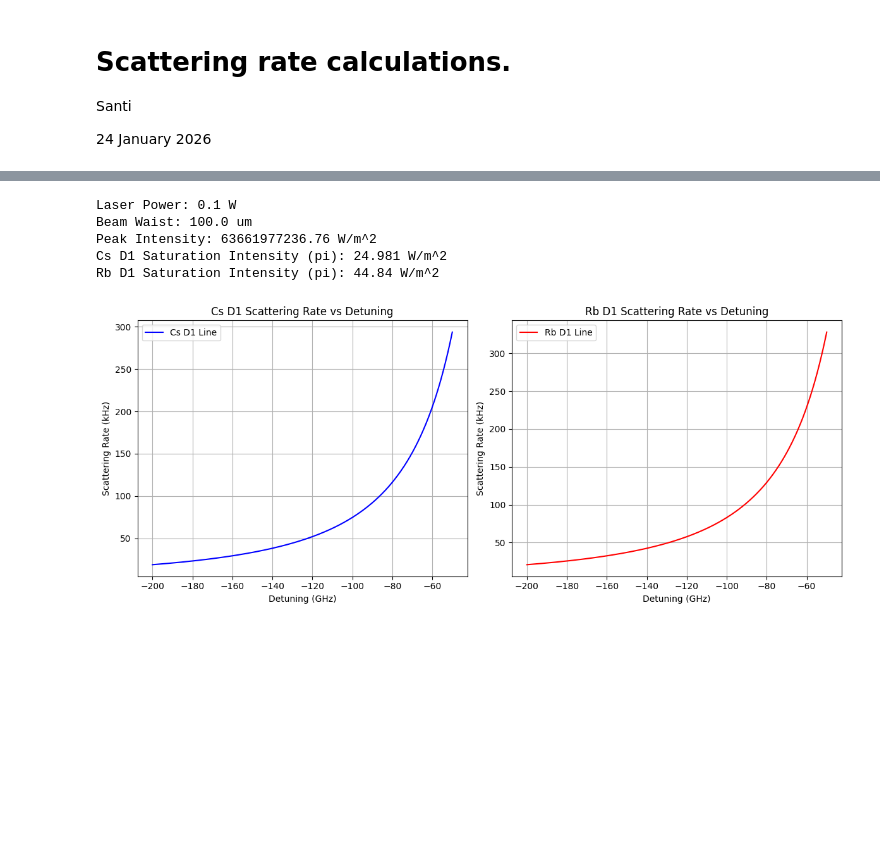
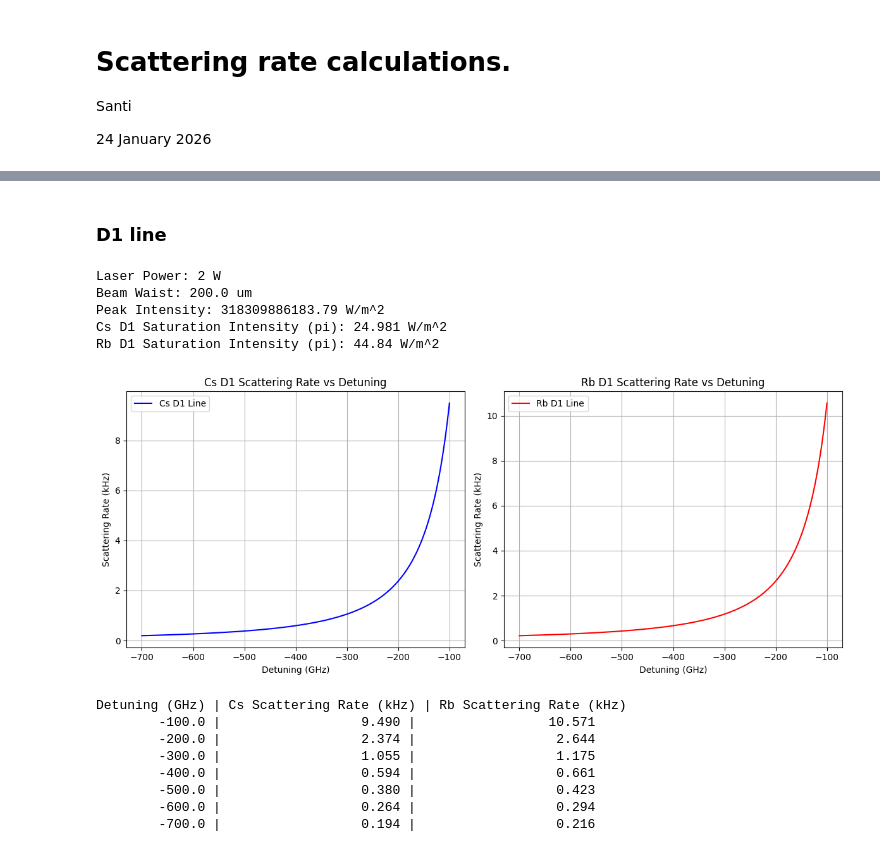
Before and after one commit to Lopez-Santi/RbCs-simulations, a Jupyter notebook: lattice transport/scatteringRate.ipynb, the cells around one changed output, grey strips where cells are left out. Drawn from its saved outputs; the diff is of its cells as text; code cells hidden in the pictures; blank space fills up the shorter version.

```diff
--- a/lattice transport/scatteringRate.ipynb
+++ b/lattice transport/scatteringRate.ipynb
@@ -55,7 +59,8 @@ def calc_scattering_rate(I, I_sat, delta, gamma):
     float: Scattering rate (in Hz)
     """
     s = I / I_sat  # Saturation parameter
-    scattering_rate = (gamma / 2) * (s / (1 + s + (2 * delta / gamma) ** 2))
+    scattering_rate = np.pi * gamma * (s / (1 + s + (2 * delta / gamma) ** 2)) # from Amanda's code - ist this correct? - yes
+    # scattering_rate = (gamma / 2) * (s / (1 + s + (2 * delta / (gamma/(2*np.pi))) ** 2))
     return scattering_rate
 
 def Gaussian_beam_peak_intensity(P, w):
@@ -65,20 +72,20 @@ def Gaussian_beam_peak_intensity(P, w):
 # %%
 # plot the scattering rate as a function of detuning for Cs and Rb D2 line
 detunings = np.linspace(-700e9, -100e9, 1000)  # Detunings from -700 GHz to -100 GHz
-waist = 180e-6  # Beam waist in meters
+waist = 200e-6  # Beam waist in meters
 power = 2  # Laser power in Watts
 
 intensity = Gaussian_beam_peak_intensity(power, waist)  # Calculate peak intensity (W/m^2)
 
-Cs_scattering_rates = calc_scattering_rate(intensity, Cs_D2_iso_Isat, detunings, Cs_D2_gamma)  # Cs scattering rates (Hz)
-Rb_scattering_rates = calc_scattering_rate(intensity, Rb_D2_iso_Isat, detunings, Rb_D2_gamma)  # Rb scattering rates (Hz)
+Cs_scattering_rates = calc_scattering_rate(intensity, Cs_D2_pi_Isat, detunings, Cs_D2_gamma)  # Cs scattering rates (Hz)
+Rb_scattering_rates = calc_scattering_rate(intensity, Rb_D2_pi_Isat, detunings, Rb_D2_gamma)  # Rb scattering rates (Hz)
 
 # print out the parameters used
 print(f"Laser Power: {power} W")
 print(f"Beam Waist: {waist*1e6} um")
 print(f"Peak Intensity: {intensity*1e4:.2f} W/m^2")
-print(f"Cs D2 Saturation Intensity (isotropic): {Cs_D2_iso_Isat} W/m^2")
-print(f"Rb D2 Saturation Intensity (isotropic): {Rb_D2_iso_Isat} W/m^2")
+print(f"Cs D2 Saturation Intensity (pi): {Cs_D2_pi_Isat} W/m^2")
+print(f"Rb D2 Saturation Intensity (pi): {Rb_D2_pi_Isat} W/m^2")
 
 # create a side-by-side plot for each  (detuning (GHz) vs scattering rate (kHz))
 # do not write axis labels in scientific notation
@@ -98,5 +105,13 @@ ax2.grid()
 ax2.legend()
 plt.tight_layout()
 plt.show()
+
+# print a table of the scattering rates at specific detunings
+specific_detunings = [-100e9, -200e9, -300e9, -400e9, -500e9, -600e9, -700e9]  # in Hz
+print("\nDetuning (GHz) | Cs Scattering Rate (kHz) | Rb Scattering Rate (kHz)")
+for detuning in specific_detunings:
+    Cs_rate = calc_scattering_rate(intensity, Cs_D2_pi_Isat, detuning, Cs_D2_gamma)
+    Rb_rate = calc_scattering_rate(intensity, Rb_D2_pi_Isat, detuning, Rb_D2_gamma)
+    print(f"{detuning*1e-9:>14.1f} | {Cs_rate*1e-3:>22.3f} | {Rb_rate*1e-3:>22.3f}")
 # %% [output]
 Laser Power: 2 W
@@ -108,8 +131,10 @@ Rb D2 Saturation Intensity (isotropic): 35.76 W/m^2
+# %% [markdown]
+### D1 line
 # %%
 # now the same thing for D1 line
-detunings = np.linspace(-200e9, -50e9, 1000)  # Detunings from -700 GHz to -100 GHz
-waist = 100e-6  # Beam waist in meters
-power = 0.1  # Laser power in Watts
+detunings = np.linspace(-700e9, -100e9, 1000)  # Detunings from -700 GHz to -100 GHz
+waist = 200e-6  # Beam waist in meters
+power = 2  # Laser power in Watts
 
 intensity = Gaussian_beam_peak_intensity(power, waist)  # Calculate peak intensity
 
@@ -119,34 +144,50 @@ Rb_scattering_rates_D1 = calc_scattering_rate(intensity, Rb_D1_pi_Isat, detuning
 
 # print out the parameters used
 print(f"Laser Power: {power} W")
 print(f"Beam Waist: {waist*1e6} um")
 print(f"Peak Intensity: {intensity*1e4:.2f} W/m^2")
 print(f"Cs D1 Saturation Intensity (pi): {Cs_D1_pi_Isat} W/m^2")
 print(f"Rb D1 Saturation Intensity (pi): {Rb_D1_pi_Isat} W/m^2")
 
 # create a side-by-side plot for each  (detuning (GHz) vs scattering rate (kHz))
 # do not write axis labels in scientific notation
 plt.rcParams['axes.formatter.useoffset'] = False
 fig, (ax1, ax2) = plt.subplots(1, 2, figsize=(12, 5))
 ax1.plot(detunings*1e-9, Cs_scattering_rates_D1*1e-3, label='Cs D1 Line', color='blue')
 ax1.set_title('Cs D1 Scattering Rate vs Detuning')
 ax1.set_xlabel('Detuning (GHz)')
 ax1.set_ylabel('Scattering Rate (kHz)')
 ax1.grid()
 ax1.legend()
 
 ax2.plot(detunings*1e-9, Rb_scattering_rates_D1*1e-3, label='Rb D1 Line', color='red')
 ax2.set_title('Rb D1 Scattering Rate vs Detuning')
 ax2.set_xlabel('Detuning (GHz)')
 ax2.set_ylabel('Scattering Rate (kHz)')
 ax2.grid()
 ax2.legend()
 plt.tight_layout()
 plt.show()
+
+# print a table of the scattering rates at specific detunings
+specific_detunings = [-100e9, -200e9, -300e9, -400e9, -500e9, -600e9, -700e9]  # in Hz
+print("\nDetuning (GHz) | Cs Scattering Rate (kHz) | Rb Scattering Rate (kHz)")
+for detuning in specific_detunings:
+    Cs_rate = calc_scattering_rate(intensity, Cs_D1_pi_Isat, detuning, Cs_D1_gamma)
+    Rb_rate = calc_scattering_rate(intensity, Rb_D1_pi_Isat, detuning, Rb_D1_gamma)
+    print(f"{detuning*1e-9:>14.1f} | {Cs_rate*1e-3:>22.3f} | {Rb_rate*1e-3:>22.3f}")
 # %% [output]
-Laser Power: 0.1 W
-Beam Waist: 100.0 um
-Peak Intensity: 63661977236.76 W/m^2
+Laser Power: 2 W
+Beam Waist: 200.0 um
+Peak Intensity: 318309886183.79 W/m^2
 Cs D1 Saturation Intensity (pi): 24.981 W/m^2
 Rb D1 Saturation Intensity (pi): 44.84 W/m^2
-[figure, old version]
+[figure, new version]
+Detuning (GHz) | Cs Scattering Rate (kHz) | Rb Scattering Rate (kHz)
+        -100.0 |                  9.490 |                 10.571
+        -200.0 |                  2.374 |                  2.644
+        -300.0 |                  1.055 |                  1.175
+        -400.0 |                  0.594 |                  0.661
+        -500.0 |                  0.380 |                  0.423
+        -600.0 |                  0.264 |                  0.294
+        -700.0 |                  0.194 |                  0.216
```
Also changed, not shown: parts of 6 cells of this notebook.
